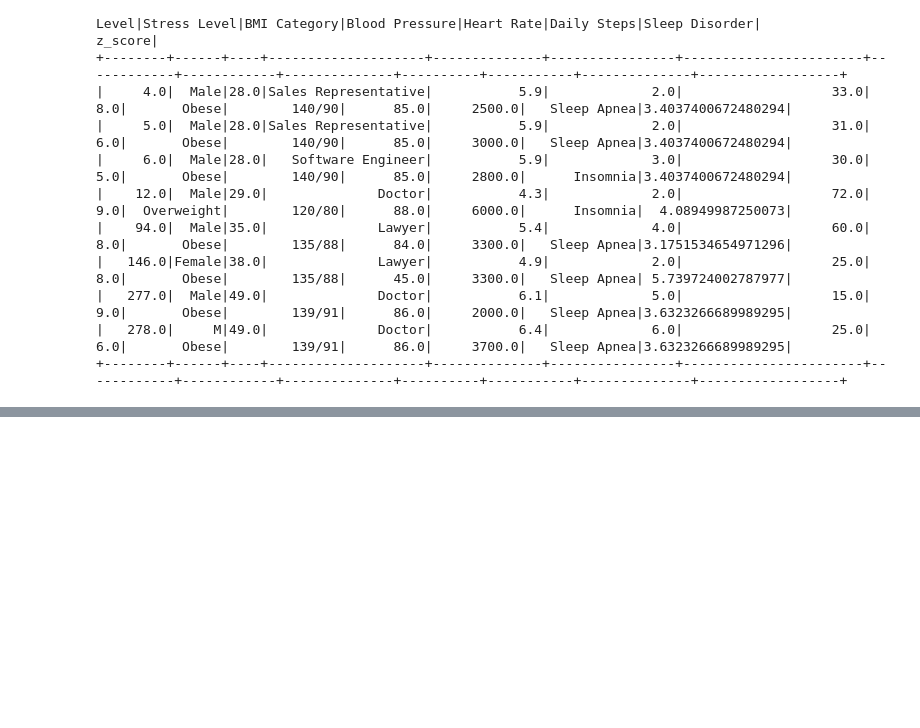
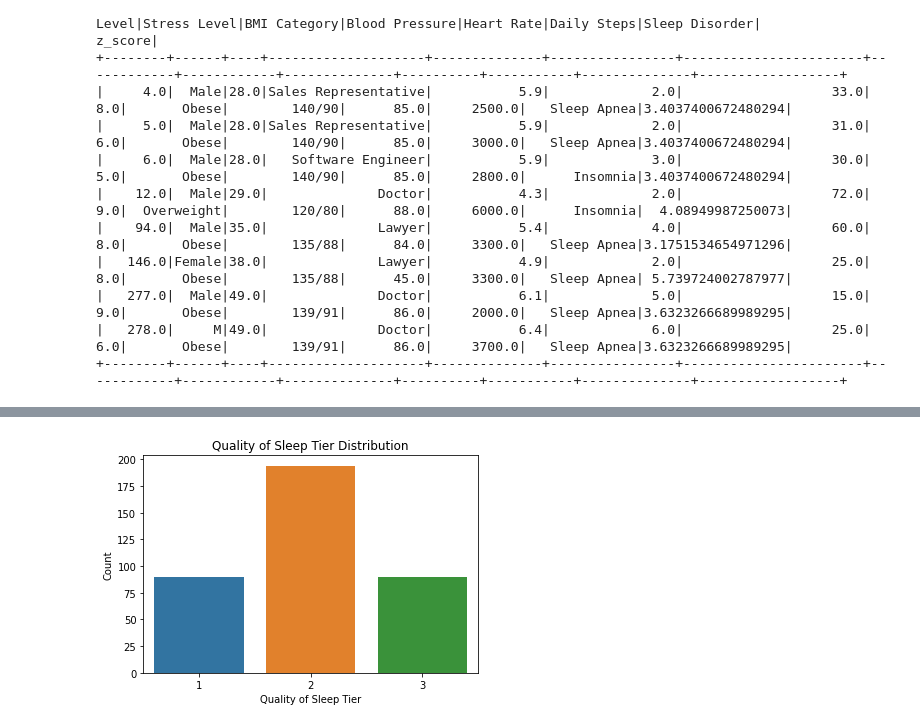
Before and after one commit to EionTey/INFOSYS_722_I4, a Jupyter notebook: I4.ipynb, the cells around one changed output, grey strips where cells are left out. Saved outputs shown, nothing was run; the diff lists cells and outputs as text; code cells hidden in the pictures; blank space fills up the shorter version.

```diff
--- a/I4.ipynb
+++ b/I4.ipynb
@@ -704,3 +895,11 @@ outliers.show()
 # %%
-df_1.select([sum(col(c).isNull().cast("int")).alias(c) for c in df_1.columns]).show(truncate=False, vertical=True)
+# Get values with decimal points (not .0) in Quality of Sleep
+float_qol_df = df_1_imp.filter(col('Quality of Sleep') % 1 != 0)
+float_qol_df.show()
+# Get all PersonIDs of those with float values
+float_qol_ID = [row['PersonID'] for row in float_qol_df.select('PersonID').collect()]
+# Round values to closest whole number
+df_1_imp = df_1_imp.withColumn("Quality of Sleep", round(col("Quality of Sleep"), 0))
+# Filter out those that were in float_qol_ID
+df_1_imp.filter(col("PersonID").isin(float_qol_ID)).show()
 # %% [output]
@@ -720,0 +994,18 @@ df_1.select([sum(col(c).isNull().cast("int")).alias(c) for c in df_1.columns]).s
+# %%
+# Construct new column according to new ranges
+df_1_imp = df_1_imp.withColumn(
+    "Quality_of_Sleep_Tier",
+    when((col("Quality of Sleep") <= 5), 1)
+    .when((col("Quality of Sleep") >= 6) & (col("Quality of Sleep") <= 7), 2)
+    .when((col("Quality of Sleep") >= 8), 3)
+)
+sns.countplot(data=df_1_imp.toPandas(), x='Quality_of_Sleep_Tier', order=[1, 2, 3])
+# Add titles and labels
+plt.title("Quality of Sleep Tier Distribution")
+plt.xlabel("Quality of Sleep Tier")
+plt.ylabel("Count")
+
+# Convert to int"Quality_of_Sleep_Tier
+df_1_imp = df_1_imp.withColumn("Quality_of_Sleep_Tier", col("Quality_of_Sleep_Tier").cast(IntegerType()))
+# %% [output]
+[figure, added]
```
Also changed, not shown: parts of 26 cells of this notebook.
